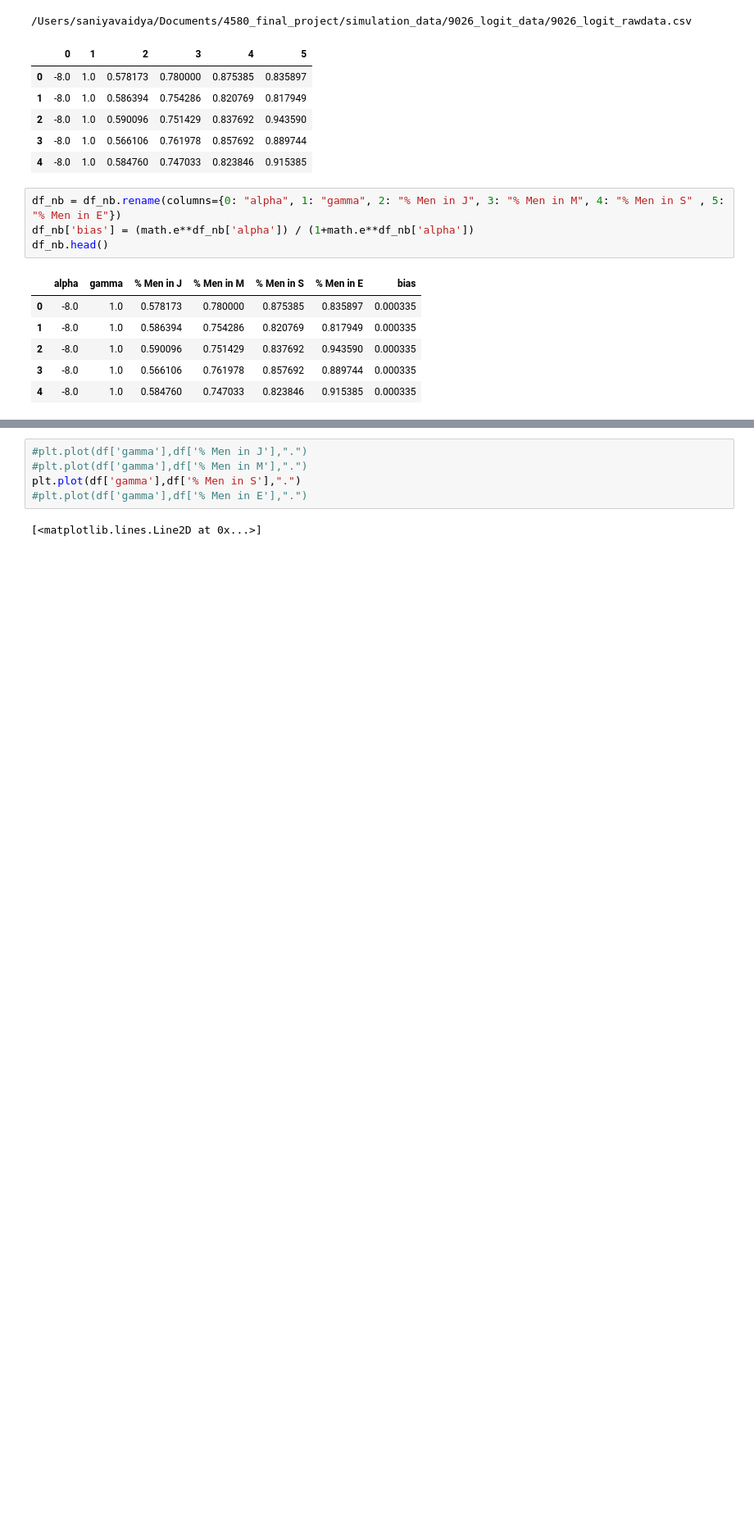
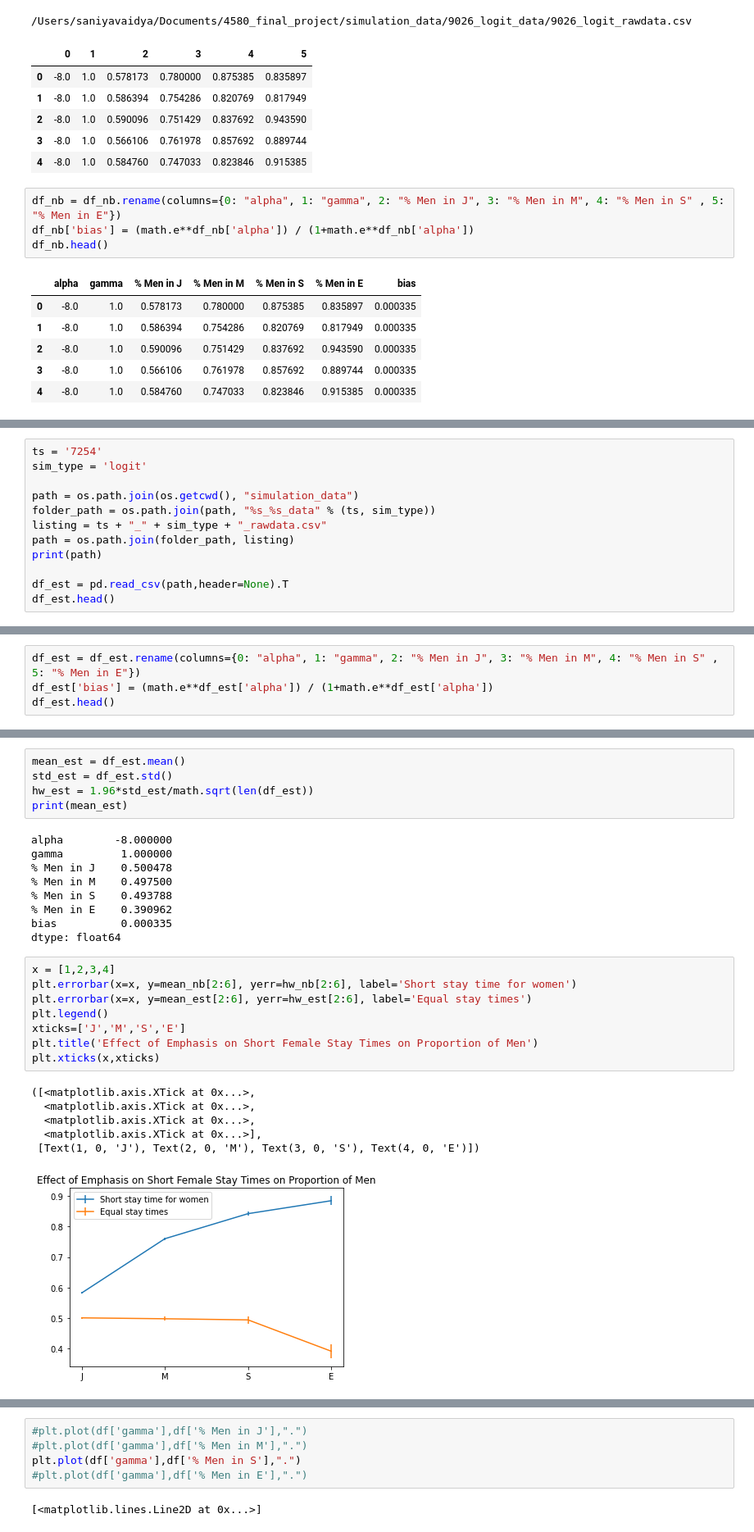
Before and after one commit to bmosh/4580_final_project, a Jupyter notebook: Linear_Regression.ipynb, the cells around one changed output, grey strips where cells are left out. Shown at 82% size. Cells and saved outputs as stored; diff of their text form; blank space fills up the shorter version.

```diff
--- a/Linear_Regression.ipynb
+++ b/Linear_Regression.ipynb
@@ -99,0 +189,12 @@ plt.xticks(x,xticks)
+# %%
+ts = '7254'
+sim_type = 'logit'
+
+path = os.path.join(os.getcwd(), "simulation_data")
+folder_path = os.path.join(path, "%s_%s_data" % (ts, sim_type))
+listing = ts + "_" + sim_type + "_rawdata.csv"
+path = os.path.join(folder_path, listing)
+print(path)
+
+df_est = pd.read_csv(path,header=None).T
+df_est.head()
@@ -99,0 +209,4 @@ plt.xticks(x,xticks)
+# %%
+df_est = df_est.rename(columns={0: "alpha", 1: "gamma", 2: "% Men in J", 3: "% Men in M", 4: "% Men in S" , 5: "% Men in E"})
+df_est['bias'] = (math.e**df_est['alpha']) / (1+math.e**df_est['alpha'])
+df_est.head()
@@ -99,0 +220,29 @@ plt.xticks(x,xticks)
+# %%
+mean_est = df_est.mean()
+std_est = df_est.std()
+hw_est = 1.96*std_est/math.sqrt(len(df_est))
+print(mean_est)
+# %% [output]
+alpha        -8.000000
+gamma         1.000000
+% Men in J    0.500478
+% Men in M    0.497500
+% Men in S    0.493788
+% Men in E    0.390962
+bias          0.000335
+dtype: float64
+# %%
+x = [1,2,3,4]
+plt.errorbar(x=x, y=mean_nb[2:6], yerr=hw_nb[2:6], label='Short stay time for women')
+plt.errorbar(x=x, y=mean_est[2:6], yerr=hw_est[2:6], label='Equal stay times')
+plt.legend()
+xticks=['J','M','S','E']
+plt.title('Effect of Emphasis on Short Female Stay Times on Proportion of Men')
+plt.xticks(x,xticks)
+# %% [output]
+([<matplotlib.axis.XTick at 0x...>,
+  <matplotlib.axis.XTick at 0x...>,
+  <matplotlib.axis.XTick at 0x...>,
+  <matplotlib.axis.XTick at 0x...>],
+ [Text(1, 0, 'J'), Text(2, 0, 'M'), Text(3, 0, 'S'), Text(4, 0, 'E')])
+[figure, added]
```
Also changed, not shown: parts of 26 cells of this notebook, 5 other files.
